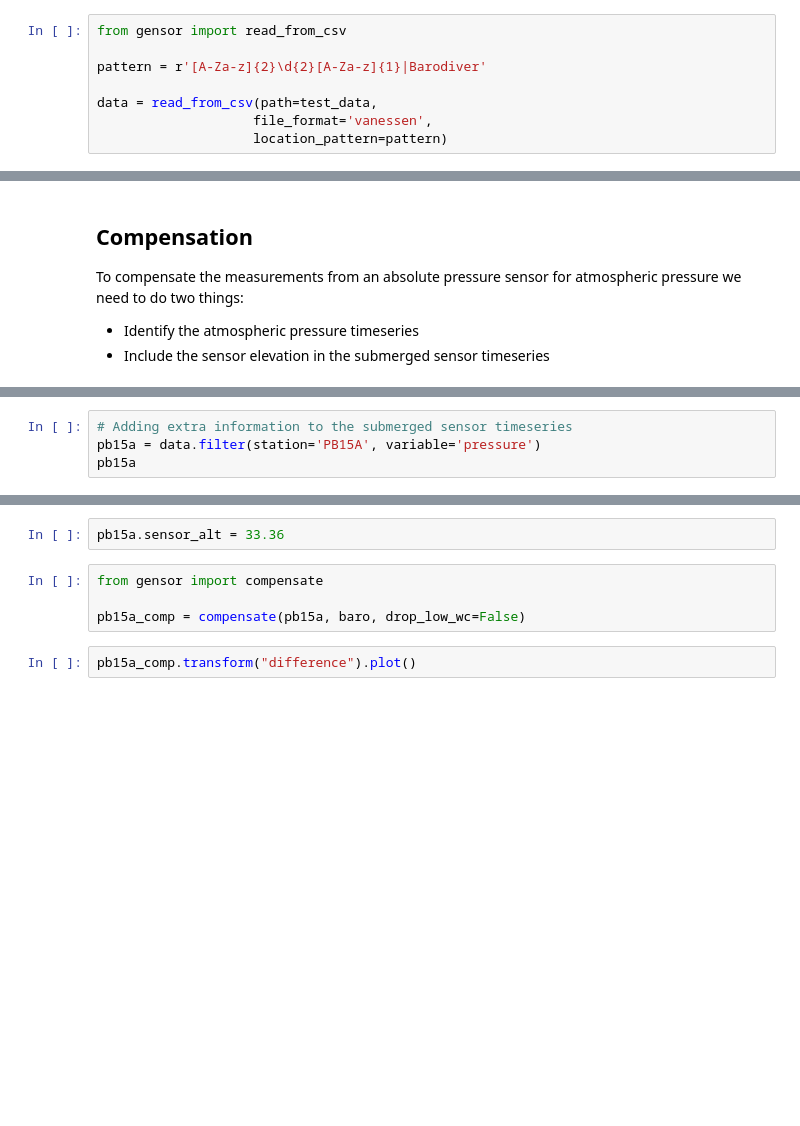
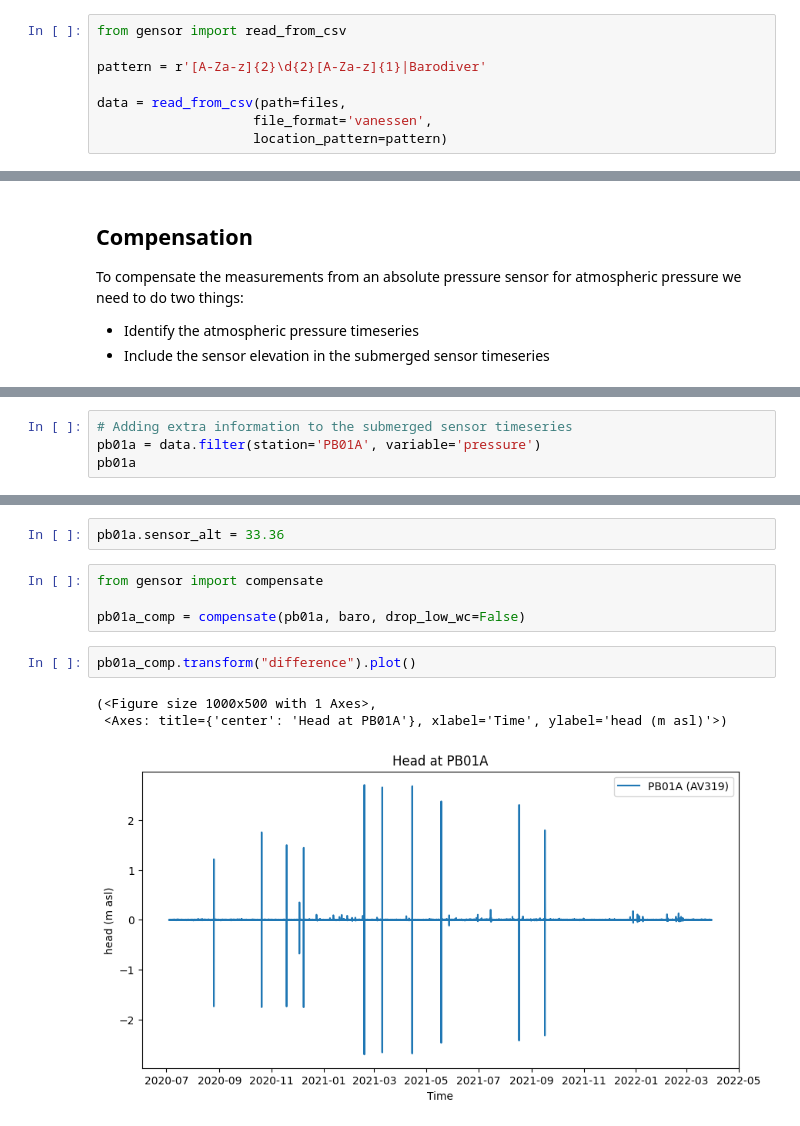
Before and after one commit to zawadzkim/gensor, a Jupyter notebook: docs/notebooks/000-basic_usage.ipynb, the cells around one changed output, grey strips where cells are left out. Drawn from its saved outputs; the diff is of its cells as text; blank space fills up the shorter version.

```diff
--- a/docs/notebooks/000-basic_usage.ipynb
+++ b/docs/notebooks/000-basic_usage.ipynb
@@ -21,6 +19,6 @@ from gensor import read_from_csv
 
 pattern = r'[A-Za-z]{2}\d{2}[A-Za-z]{1}|Barodiver'
 
-data = read_from_csv(path=test_data,
+data = read_from_csv(path=files,
                     file_format='vanessen',
                     location_pattern=pattern)
@@ -37,4 +44,4 @@ baro
 # %%
 # Adding extra information to the submerged sensor timeseries
-pb15a = data.filter(station='PB15A', variable='pressure')
-pb15a
+pb01a = data.filter(station='PB01A', variable='pressure')
+pb01a
@@ -41,9 +50,13 @@ pb15a
 # %%
-pb15a.sensor_alt = 33.36
+pb01a.sensor_alt = 33.36
 # %%
 from gensor import compensate
 
-pb15a_comp = compensate(pb15a, baro, drop_low_wc=False)
+pb01a_comp = compensate(pb01a, baro, drop_low_wc=False)
 # %%
-pb15a_comp.transform("difference").plot()
+pb01a_comp.transform("difference").plot()
+# %% [output]
+(<Figure size 1000x500 with 1 Axes>,
+ <Axes: title={'center': 'Head at PB01A'}, xlabel='Time', ylabel='head (m asl)'>)
+[figure, added]
 # %%
```
Also changed, not shown: parts of 7 cells of this notebook, 4 other files.
